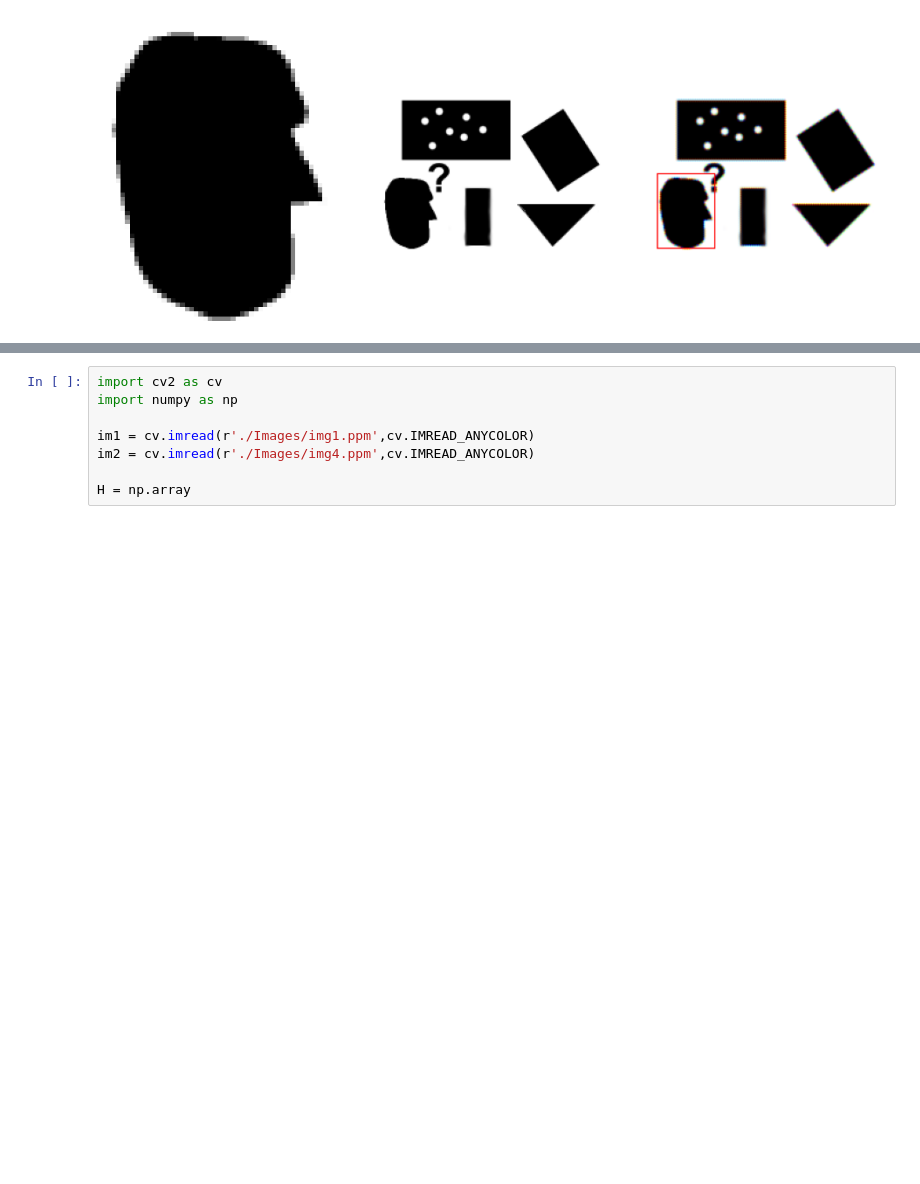
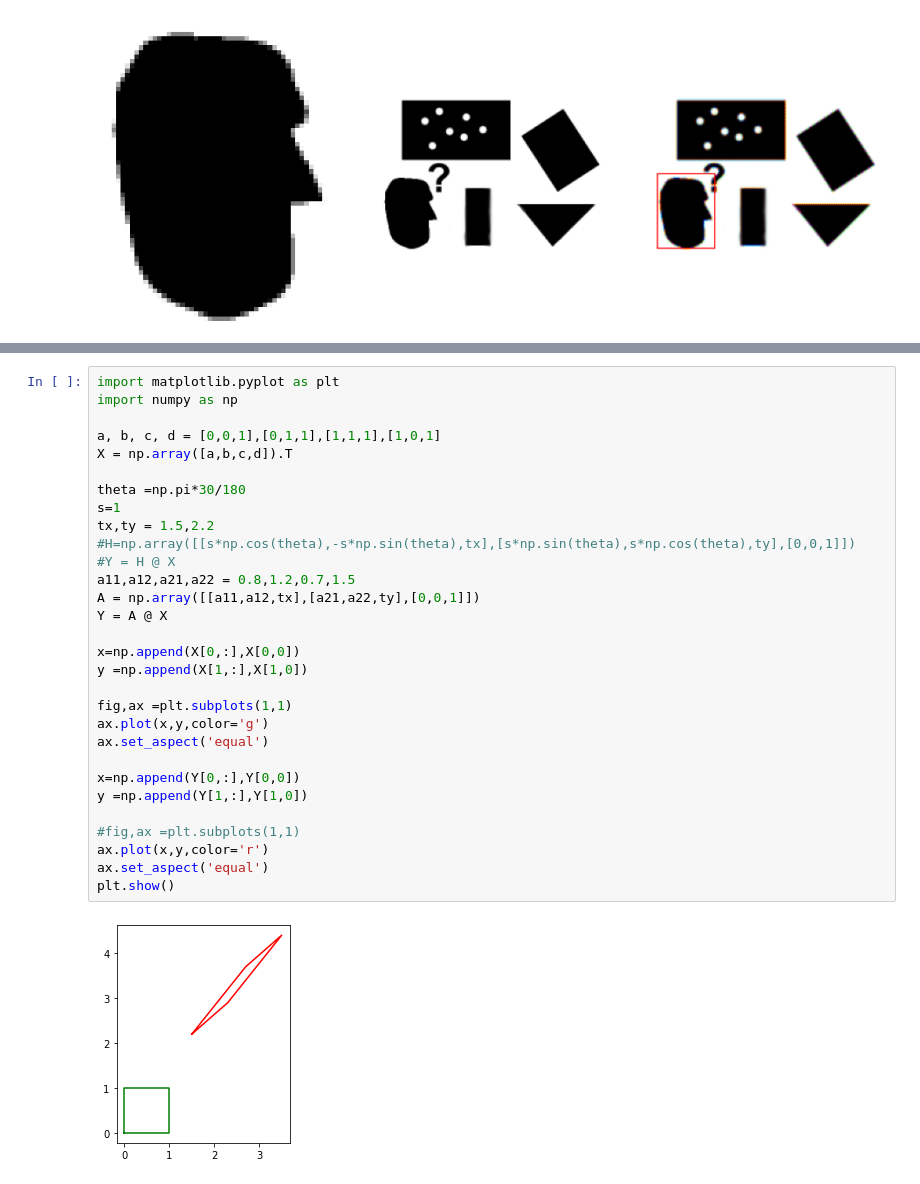
Before and after one commit to Pasindu-Manodara/Image-Processing-Home-Work-Exercise, a Jupyter notebook: Exercise_6/EX6_190095C.ipynb, the cells around one changed output, grey strips where cells are left out. Drawn from its saved outputs; the diff is of its cells as text; blank space fills up the shorter version.

```diff
--- a/Exercise_6/EX6_190095C.ipynb
+++ b/Exercise_6/EX6_190095C.ipynb
@@ -129,8 +126,32 @@ TypeError: 'AxesSubplot' object is not subscriptable
-# %%
-import cv2 as cv
-import numpy as np
-
-im1 = cv.imread(r'./Images/img1.ppm',cv.IMREAD_ANYCOLOR)
-im2 = cv.imread(r'./Images/img4.ppm',cv.IMREAD_ANYCOLOR)
-
-H = np.array
+# %%
+import matplotlib.pyplot as plt
+import numpy as np
+
+a, b, c, d = [0,0,1],[0,1,1],[1,1,1],[1,0,1]
+X = np.array([a,b,c,d]).T
+
+theta =np.pi*30/180
+s=1
+tx,ty = 1.5,2.2
+#H=np.array([[s*np.cos(theta),-s*np.sin(theta),tx],[s*np.sin(theta),s*np.cos(theta),ty],[0,0,1]])
+#Y = H @ X
+a11,a12,a21,a22 = 0.8,1.2,0.7,1.5
+A = np.array([[a11,a12,tx],[a21,a22,ty],[0,0,1]])
+Y = A @ X
+
+x=np.append(X[0,:],X[0,0])
+y =np.append(X[1,:],X[1,0])
+
+fig,ax =plt.subplots(1,1)
+ax.plot(x,y,color='g')
+ax.set_aspect('equal')
+
+x=np.append(Y[0,:],Y[0,0])
+y =np.append(Y[1,:],Y[1,0])
+
+#fig,ax =plt.subplots(1,1)
+ax.plot(x,y,color='r')
+ax.set_aspect('equal')
+plt.show()
+# %% [output]
+[figure, added]
```
Also changed, not shown: parts of 2 cells of this notebook.
